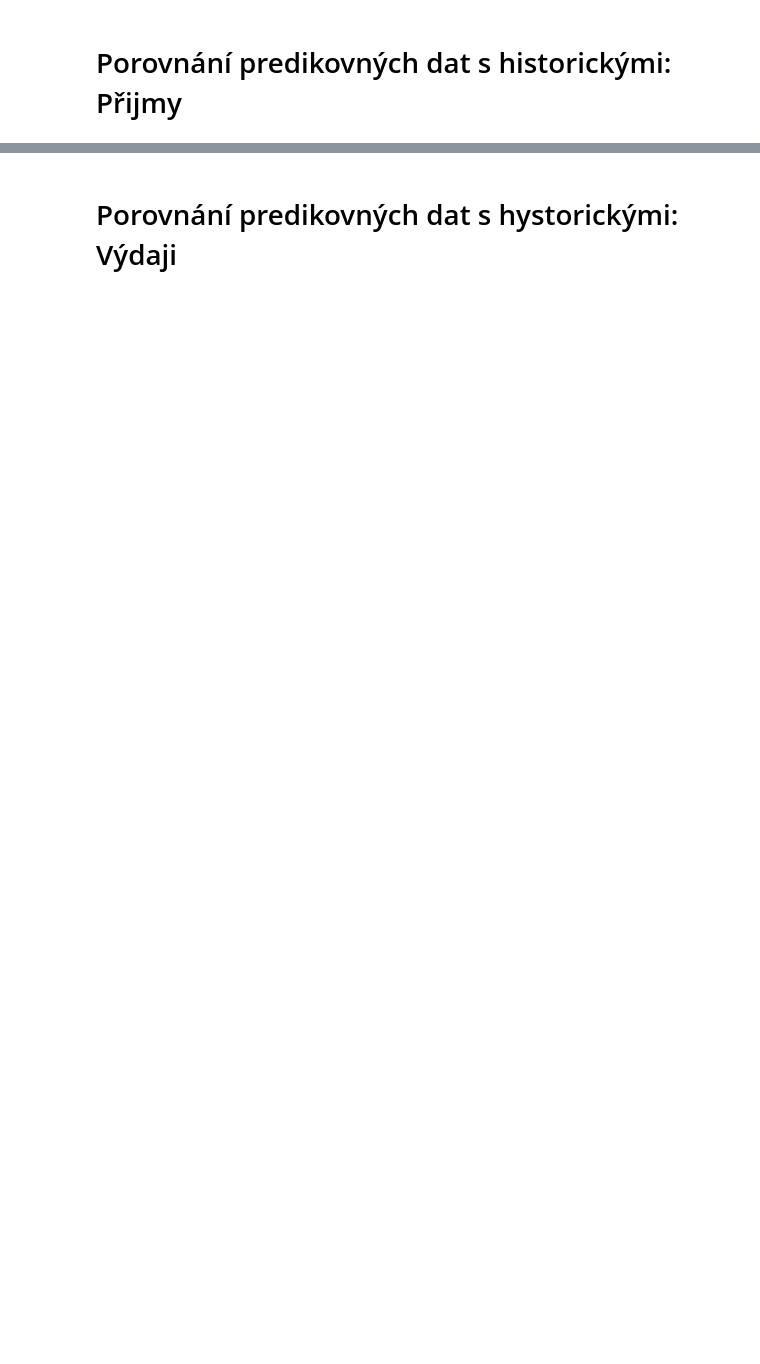
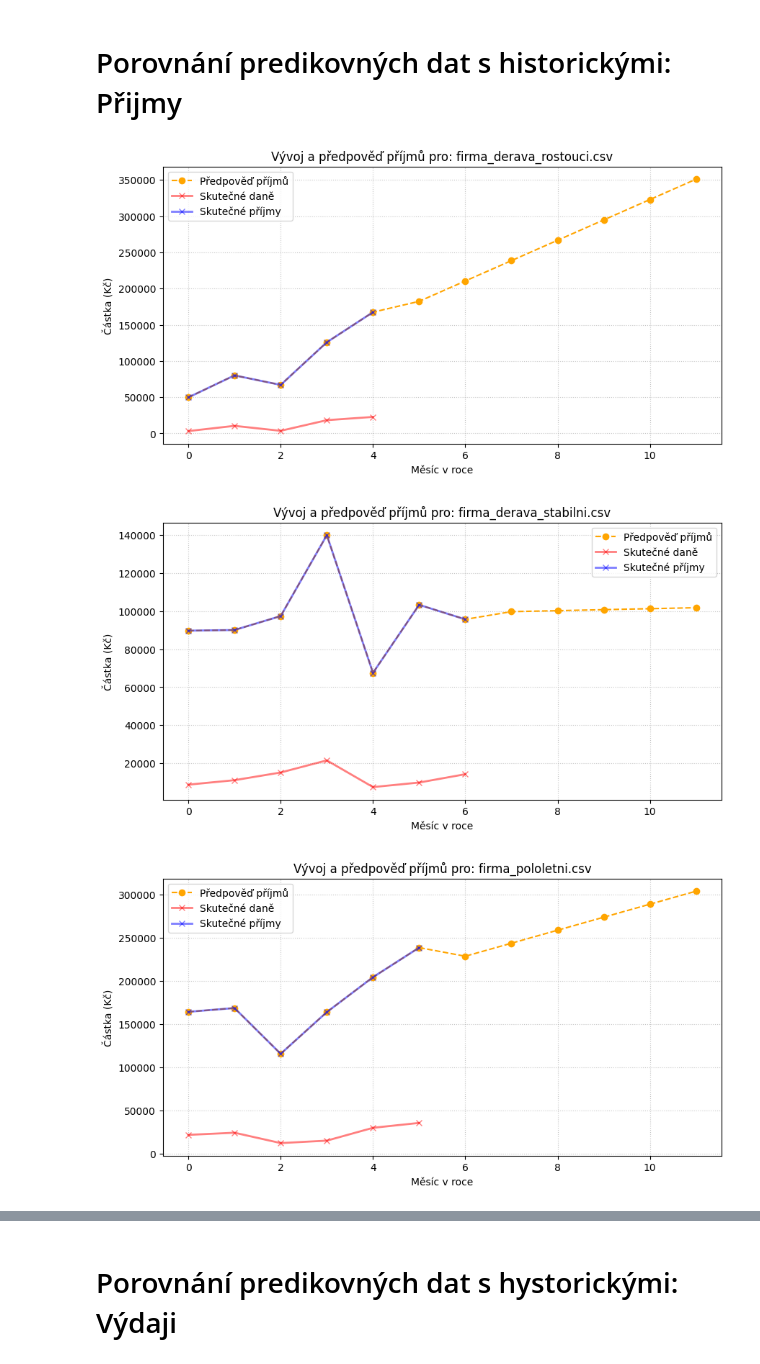
Before and after one commit to marek1319/VVP-Pojekt, a Jupyter notebook: examples.ipynb, the cells around one changed output, grey strips where cells are left out. Drawn from its saved outputs; the diff is of its cells as text; code cells hidden in the pictures; blank space fills up the shorter version.

```diff
--- a/examples.ipynb
+++ b/examples.ipynb
@@ -33,14 +48,14 @@ Motivace proč to takhle řešit:
 
 Zaklad daně = $\sum přijmy - \sum výdaje$
 # %%
-sumy_za_mesice = soucet_jednotlivych_mesicu.soucet().secti_mesicni_transakce(vsechna_data)
+sumy_za_mesice: dict[str, dict[str, list[float]]] = soucet_jednotlivych_mesicu.soucet().secti_mesicni_transakce(vsechna_data)
 
 print(f"Načteno {len(vsechna_data)} souborů CSV z adresáře '{slozka_s_daty}'.")
-dane_jednotlive_mesice = {}
-prijmy_predikce = {}
-vydaje_predikce = {}
-predikovane_dane = {}
-nazvy_firem = []
+dane_jednotlive_mesice: dict[str, float] = {}
+prijmy_predikce: dict[str, list[float]] = {}
+vydaje_predikce: dict[str, list[float]] = {}
+predikovane_dane: dict[str, float] = {}
+nazvy_firem: list[str] = []
 for nazvy_firmy, data_firmy in sumy_za_mesice.items():
     print(data_firmy)
     dan = vypocty.Vypocty().aktualni_dane(data_firmy["prijmy"], data_firmy["vydaje"])
@@ -70,16 +113,20 @@ for firma in nazvy_firem:
 # Porovnání predikovných dat s historickými: Přijmy
 # %%
 for nazvy_firmy, data_firmy in sumy_za_mesice.items():
-    firma = nazvy_firmy
+    firma: str = nazvy_firmy
     plt.figure(figsize=(10, 5))
 
     plt.plot(prijmy_predikce[firma], label='Předpověď příjmů', marker='o', color='orange', alpha=1, linestyle='--')
     plt.plot(dane_jednotlive_mesice[firma], label='Skutečné daně', marker='x', color='red', alpha=0.5, linewidth=2)
     plt.plot(data_firmy["prijmy"], label='Skutečné příjmy', marker='x', color='blue', alpha=0.5, linewidth=2)
 
     plt.title(f'Vývoj a předpověď příjmů pro: {firma}')
     plt.xlabel('Měsíc v roce')
     plt.ylabel('Částka (Kč)')
     plt.legend()
     plt.grid(True, linestyle=':', alpha=0.7)
     plt.show()
+# %% [output]
+[figure, added]
+[figure, added]
+[figure, added]
```
Also changed, not shown: parts of 10 cells of this notebook, 6 other files.
